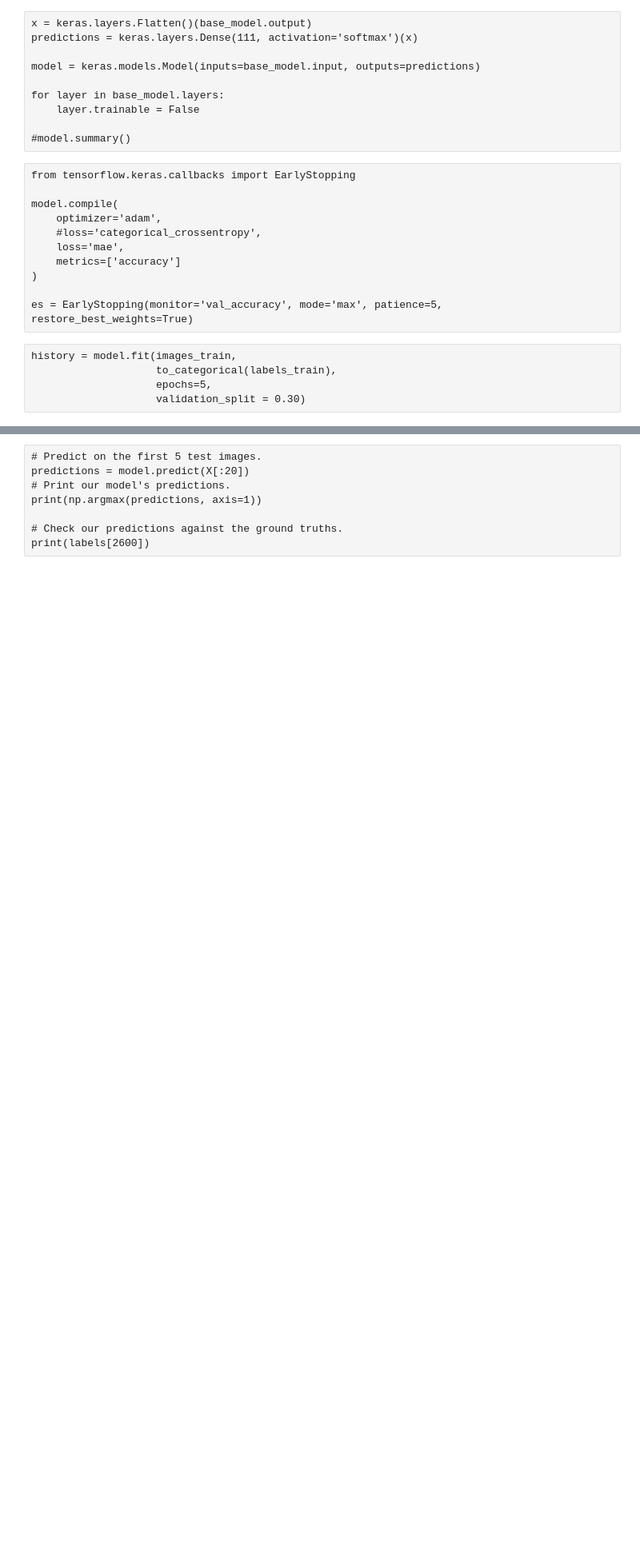
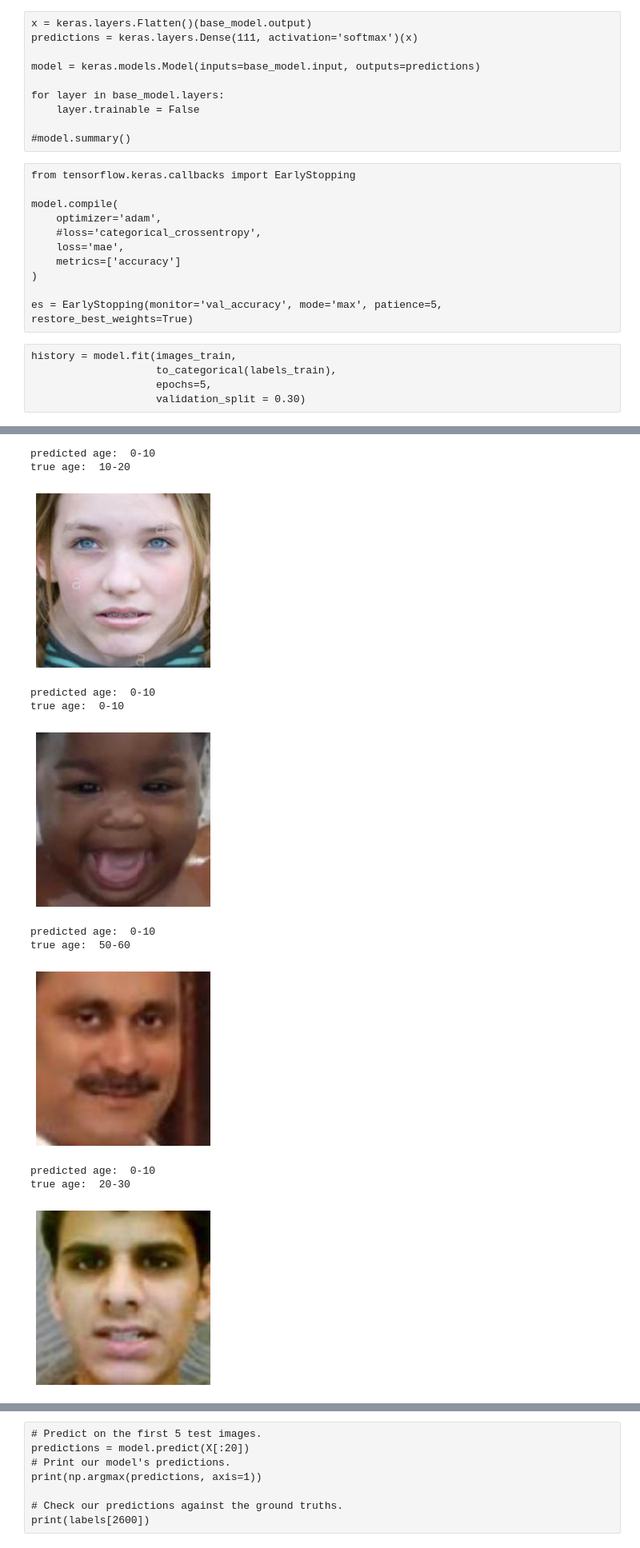
Before and after one commit to malteerasmussen/age-estimation, a Jupyter notebook: Age_Estimation.ipynb, the cells around one changed output, grey strips where cells are left out. Shown at 80% size. Drawn from its saved outputs; the diff is of its cells as text; code cells hidden in the pictures; blank space fills up the shorter version.

```diff
--- a/Age_Estimation.ipynb
+++ b/Age_Estimation.ipynb
@@ -233,13 +239,29 @@ ax[1].legend()
 # %%
-predict_num = 120
+from random import randint
 
-pred_img = np.expand_dims(X[predict_num], axis = 0)
+for i in range(5):
+    predict_num = randint(0, len(images_test)-1)
 
-predictions = model.predict(pred_img)
+    pred_img = np.expand_dims(images_test[predict_num], axis = 0)
 
-print('predicted age: ', one_hot_decode(predictions))
-print('true age: ', one_hot_decode(labels[predict_num]))
+    predictions = model.predict(pred_img)
 
-plt.imshow(X[predict_num], interpolation='nearest')
-plt.axis('off')
-plt.show()
+    print('predicted age: ', one_hot_decode(predictions))
+    print('true age: ', one_hot_decode(labels_test[predict_num]))
+
+    plt.imshow(images_test[predict_num], interpolation='nearest')
+    plt.axis('off')
+    plt.show()
+# %% [output]
+predicted age:  0-10
+true age:  10-20
+[figure, added]
+predicted age:  0-10
+true age:  0-10
+[figure, added]
+predicted age:  0-10
+true age:  50-60
+[figure, added]
+predicted age:  0-10
+true age:  20-30
+[figure, added]
```
Also changed, not shown: parts of 5 cells of this notebook.
